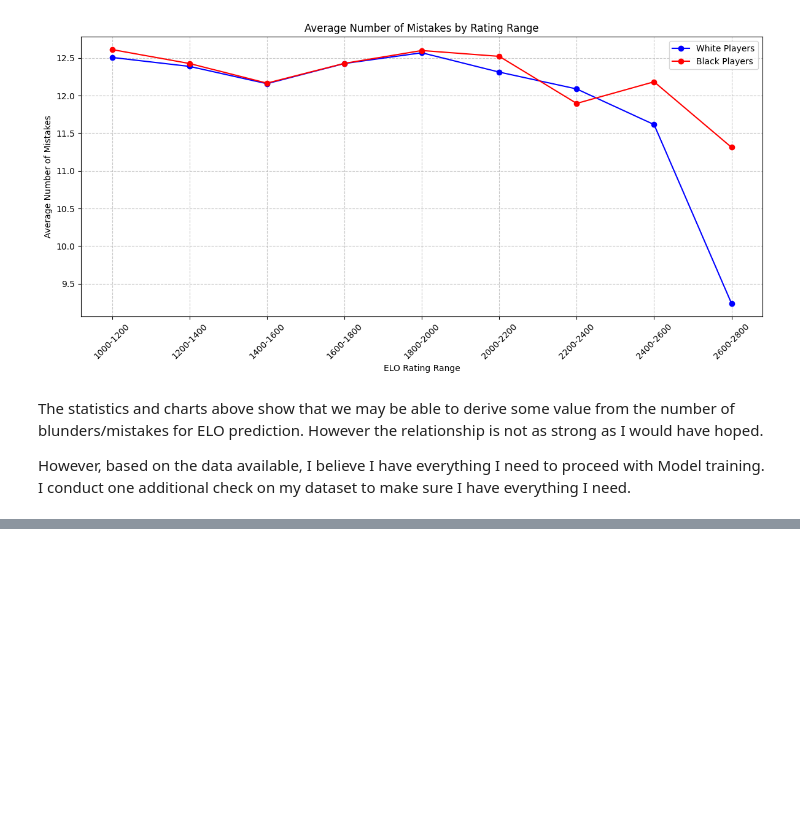
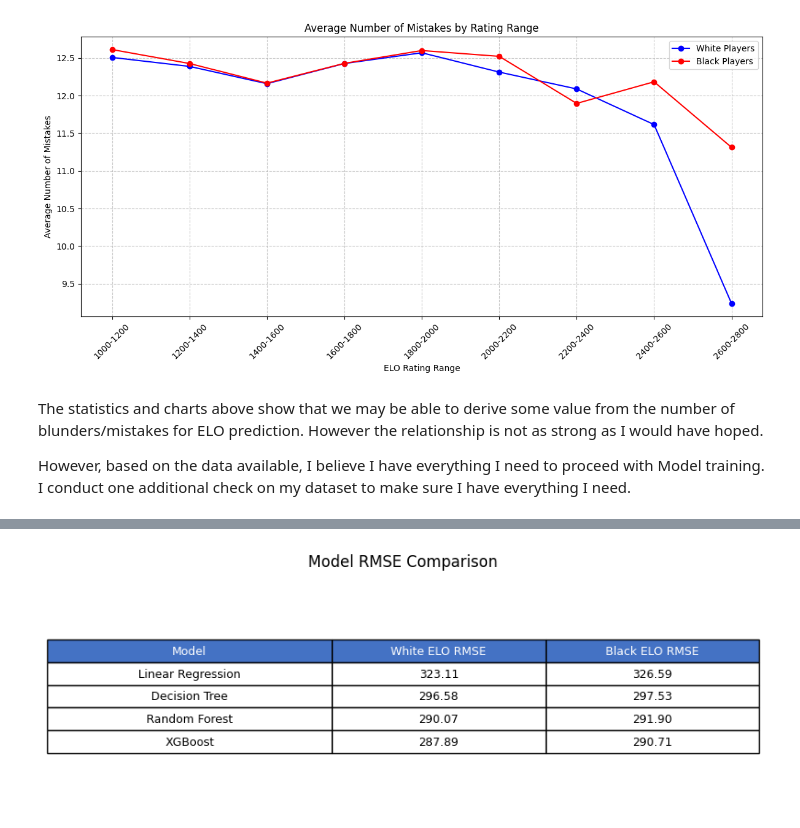
Before and after one commit to mar1-k/chess_elo_prediction, a Jupyter notebook: notebook.ipynb, the cells around one changed output, grey strips where cells are left out. Cells and saved outputs as stored; diff of their text form; code cells hidden in the pictures; blank space fills up the shorter version.

```diff
--- a/notebook.ipynb
+++ b/notebook.ipynb
@@ -796,0 +973,16 @@ Dataset shape: (37427, 30)
+# %%
+# Try different regularization values
+r_values = [0.0001, 0.001, 0.01, 0.1, 1.0, 10.0]
+results = []
+
+for r in r_values:
+    # Train White ELO model
+    w0_white, w_white = train_linear_regression(X_train, y_white_train, r=r)
+
+    # Make predictions
+    white_elo_pred_val = w0_white + X_val.dot(w_white)
+
+    # Calculate RMSE
+    rmse = np.sqrt(np.mean((white_elo_pred_val - y_white_val) ** 2))
+    results.append((r, rmse))
+    print(f'Regularization {r}: RMSE = {rmse:.2f}')
@@ -798,0 +1284,37 @@ Dataset shape: (37427, 30)
+# %%
+# Data for the table
+models = ['Linear Regression', 'Decision Tree', 'Random Forest', 'XGBoost']
+white_rmses = [lg_white_rmse, dt_white_rmse, rf_white_rmse, final_white_rmse]
+black_rmses = [lg_black_rmse, dt_black_rmse, rf_black_rmse, final_black_rmse]
+
+# Create figure and axis
+fig, ax = plt.subplots(figsize=(8, 3))
+
+# Hide axes
+ax.axis('tight')
+ax.axis('off')
+
+# Create table
+table_data = [[model, f'{white:.2f}', f'{black:.2f}']
+             for model, white, black in zip(models, white_rmses, black_rmses)]
+table = ax.table(cellText=table_data,
+               colLabels=['Model', 'White ELO RMSE', 'Black ELO RMSE'],
+               cellLoc='center',
+               loc='center',
+               colWidths=[0.4, 0.3, 0.3])
+
+# Style the table
+table.auto_set_font_size(False)
+table.set_fontsize(9)
+table.scale(1.2, 1.5)
+
+# Style the header
+for j in range(3):
+   table[(0, j)].set_facecolor('#4472C4')
+   table[(0, j)].set_text_props(color='white')
+
+plt.title('Model RMSE Comparison', pad=20)
+plt.tight_layout()
+plt.show()
+# %% [output]
+[figure, added]
```
Also changed, not shown: parts of 23 cells of this notebook, 16 other files.
